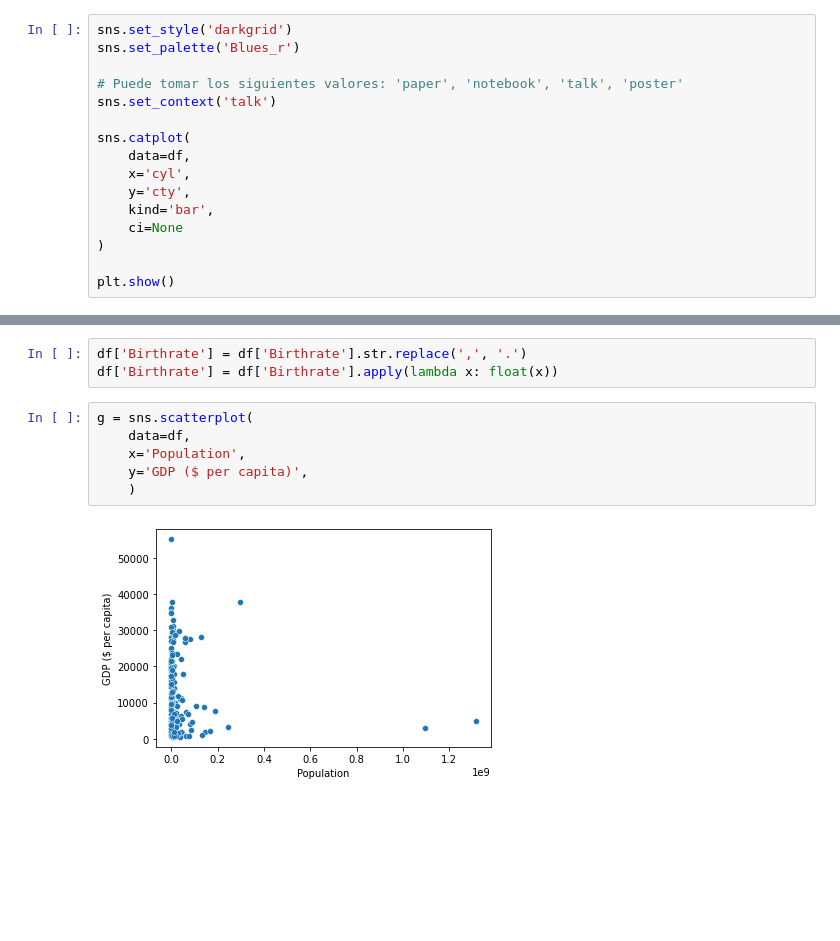
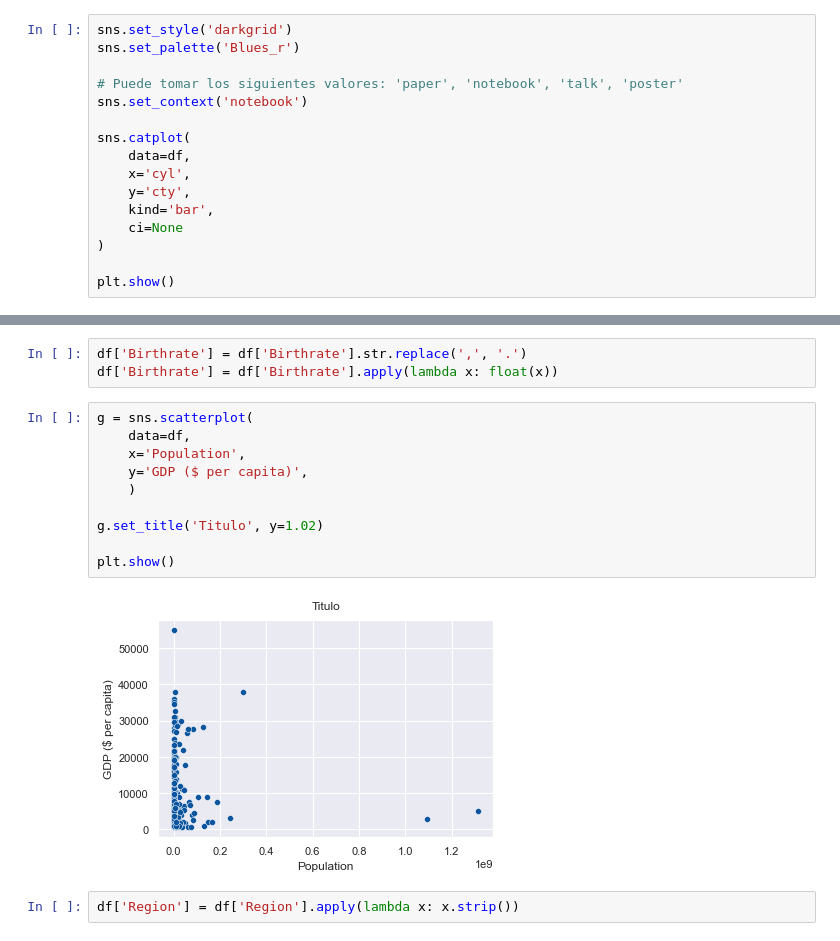
Before and after one commit to JuanFeA98/DataCamp, a Jupyter notebook: Visualization with Seaborn/04. Customizing Seaborn plots.ipynb, the cells around one changed output, grey strips where cells are left out. Drawn from its saved outputs; the diff is of its cells as text; blank space fills up the shorter version.

Commit message:
Customizin seaborn plots

```diff
--- a/Visualization with Seaborn/04. Customizing Seaborn plots.ipynb
+++ b/Visualization with Seaborn/04. Customizing Seaborn plots.ipynb
@@ -85,7 +85,7 @@ sns.set_style('darkgrid')
 sns.set_palette('Blues_r')
 
 # Puede tomar los siguientes valores: 'paper', 'notebook', 'talk', 'poster'
-sns.set_context('talk')
+sns.set_context('notebook')
 
 sns.catplot(
     data=df,
@@ -108,11 +108,17 @@ df['Birthrate'] = df['Birthrate'].apply(lambda x: float(x))
 # %%
 g = sns.scatterplot(
     data=df,
     x='Population',
     y='GDP ($ per capita)',
     )
+
+g.set_title('Titulo', y=1.02)
+
+plt.show()
 # %% [output]
-[figure, old version]
+[figure, new version]
+# %%
+df['Region'] = df['Region'].apply(lambda x: x.strip())
 # %%
 g = sns.catplot(
     x='Region',
```
Also changed, not shown: parts of 2 cells of this notebook.
